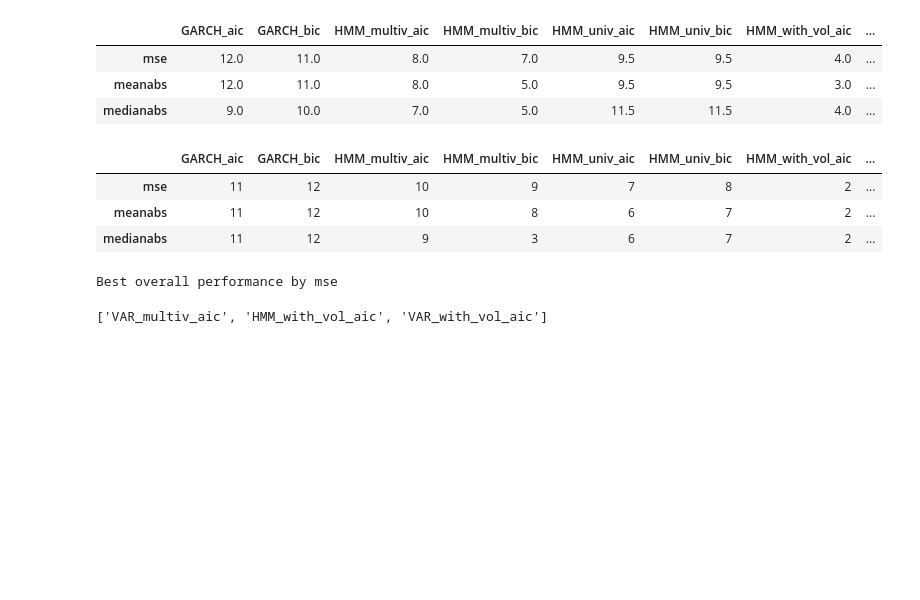
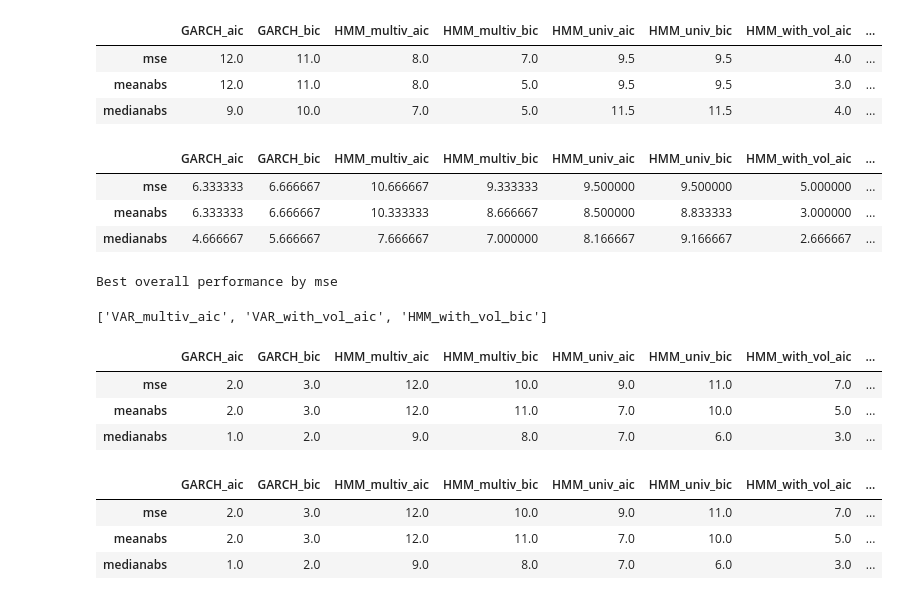
Before and after one commit to alfsn/regime-switching-hmm, a Jupyter notebook: notebooks/03a_Comparison.ipynb, the cells around one changed output. Cells and saved outputs as stored; diff of their text form; code cells hidden in the pictures; blank space fills up the shorter version.

Commit message:
create agg_df for local and foreign lists

```diff
--- a/notebooks/03a_Comparison.ipynb
+++ b/notebooks/03a_Comparison.ipynb
@@ -238,20 +224,25 @@ best_models_by_stock[params["tickerlist"][0]][0].rank(axis=1)
 | mse | 12.0 | 11.0 | 8.0 | 7.0 | 9.5 | 9.5 | 4.0 | ... |
 | meanabs | 12.0 | 11.0 | 8.0 | 5.0 | 9.5 | 9.5 | 3.0 | ... |
 | medianabs | 9.0 | 10.0 | 7.0 | 5.0 | 11.5 | 11.5 | 4.0 | ... |
-# %%
-agg_df=(pd.DataFrame().reindex_like(best_models_by_stock[params["tickerlist"][0]][0]))
-
-for asset in params["tickerlist"]:
-    ranks = best_models_by_stock[asset][0].rank(axis=1)
-    agg_df = agg_df.add(ranks, fill_value=0)
-agg_df = agg_df/len(params["tickerlist"])
-
-agg_df.rank(axis=1, method="average").astype(int)
-# %% [output]
-|  | GARCH_aic | GARCH_bic | HMM_multiv_aic | HMM_multiv_bic | HMM_univ_aic | HMM_univ_bic | HMM_with_vol_aic | ... |
-| mse | 11 | 12 | 10 | 9 | 7 | 8 | 2 | ... |
-| meanabs | 11 | 12 | 10 | 8 | 6 | 7 | 2 | ... |
-| medianabs | 11 | 12 | 9 | 3 | 6 | 7 | 2 | ... |
+# %%
+def create_agg_df(list_to_include:list):
+    agg_df=(pd.DataFrame().reindex_like(best_models_by_stock[params["tickerlist"][0]][0]))
+
+    for asset in list_to_include:
+        ranks = best_models_by_stock[asset][0].rank(axis=1)
+        agg_df = agg_df.add(ranks, fill_value=0)
+    agg_df = agg_df/len(list_to_include)
+
+    agg_df.rank(axis=1, method="average").astype(int)
+    display(agg_df)
+    return agg_df
+# %%
+agg_df = create_agg_df(params["tickerlist"]) # all assets
+# %% [output]
+|  | GARCH_aic | GARCH_bic | HMM_multiv_aic | HMM_multiv_bic | HMM_univ_aic | HMM_univ_bic | HMM_with_vol_aic | ... |
+| mse | 6.333333 | 6.666667 | 10.666667 | 9.333333 | 9.500000 | 9.500000 | 5.000000 | ... |
+| meanabs | 6.333333 | 6.666667 | 10.333333 | 8.666667 | 8.500000 | 8.833333 | 3.000000 | ... |
+| medianabs | 4.666667 | 5.666667 | 7.666667 | 7.000000 | 8.166667 | 9.166667 | 2.666667 | ... |
 # %%
 agg_df.to_csv(os.path.join(resultsroute, f"""aggregate_results_df_{params["tablename"]}.csv"""))
 # %%
@@ -260,4 +251,18 @@ print(f"Best overall performance by {criterion}")
 agg_df.T.nsmallest(3, f"{criterion}").index.to_list()
 # %% [output]
 Best overall performance by mse
-['VAR_multiv_aic', 'HMM_with_vol_aic', 'VAR_with_vol_aic']
+['VAR_multiv_aic', 'VAR_with_vol_aic', 'HMM_with_vol_bic']
+# %%
+agg_fx_df = create_agg_df(params["foreignlist"])
+# %% [output]
+|  | GARCH_aic | GARCH_bic | HMM_multiv_aic | HMM_multiv_bic | HMM_univ_aic | HMM_univ_bic | HMM_with_vol_aic | ... |
+| mse | 2.0 | 3.0 | 12.0 | 10.0 | 9.0 | 11.0 | 7.0 | ... |
+| meanabs | 2.0 | 3.0 | 12.0 | 11.0 | 7.0 | 10.0 | 5.0 | ... |
+| medianabs | 1.0 | 2.0 | 9.0 | 8.0 | 7.0 | 6.0 | 3.0 | ... |
+# %%
+agg_local_df = create_agg_df(params["foreignlist"])
+# %% [output]
+|  | GARCH_aic | GARCH_bic | HMM_multiv_aic | HMM_multiv_bic | HMM_univ_aic | HMM_univ_bic | HMM_with_vol_aic | ... |
+| mse | 2.0 | 3.0 | 12.0 | 10.0 | 9.0 | 11.0 | 7.0 | ... |
+| meanabs | 2.0 | 3.0 | 12.0 | 11.0 | 7.0 | 10.0 | 5.0 | ... |
+| medianabs | 1.0 | 2.0 | 9.0 | 8.0 | 7.0 | 6.0 | 3.0 | ... |
```
Also changed, not shown: parts of 2 cells of this notebook.
